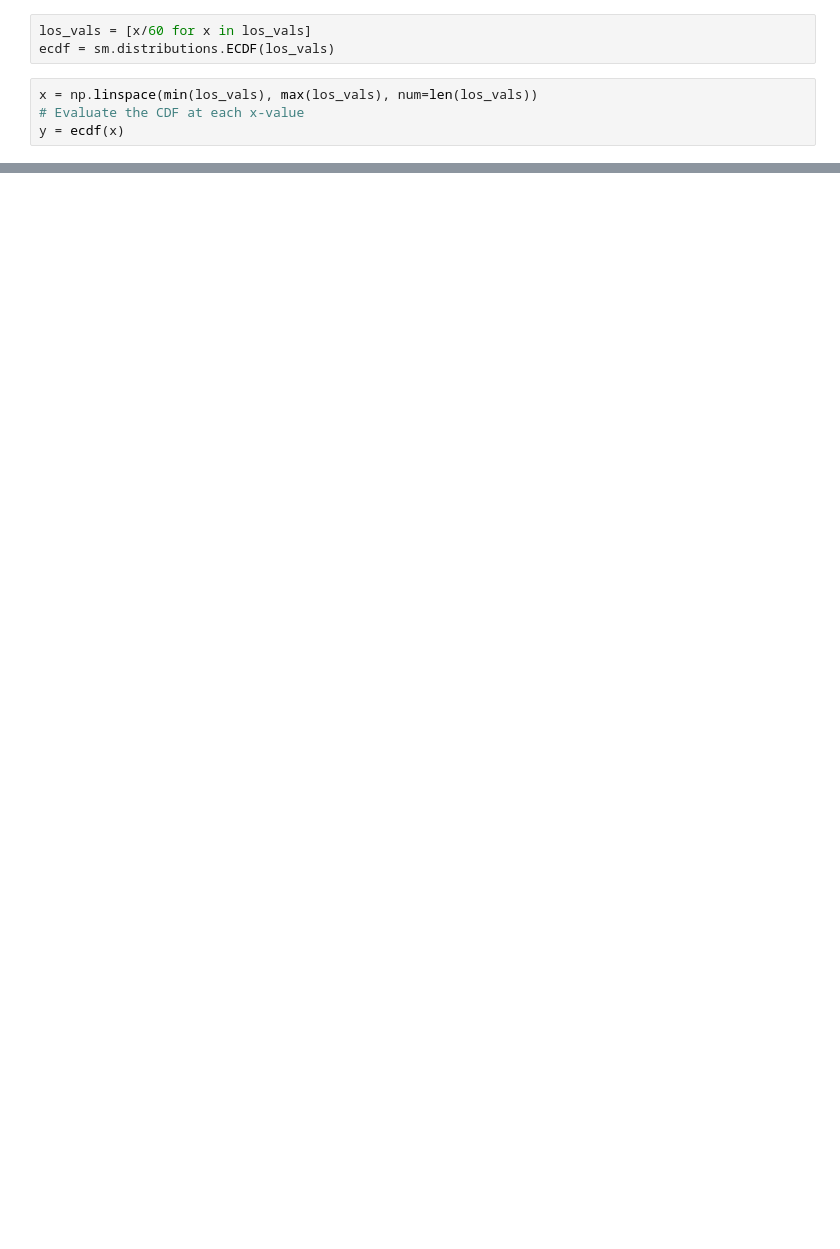
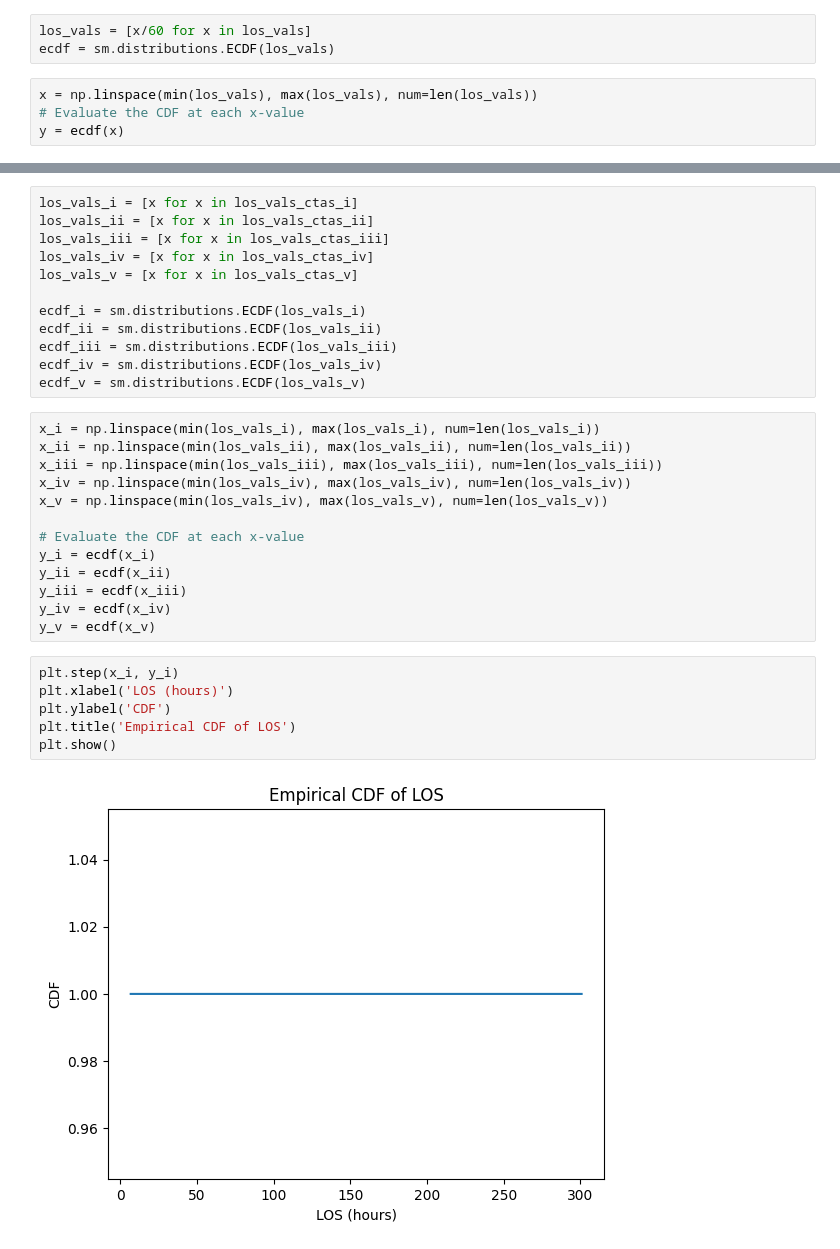
Before and after one commit to SaashaJoshi/ER-FlowSim, a Jupyter notebook: jupyter_notebooks/LOS-is-MultiModal.ipynb, the cells around one changed output, grey strips where cells are left out. Drawn from its saved outputs; the diff is of its cells as text; blank space fills up the shorter version.

```diff
--- a/jupyter_notebooks/LOS-is-MultiModal.ipynb
+++ b/jupyter_notebooks/LOS-is-MultiModal.ipynb
@@ -84,0 +148,33 @@ plt.show()
+# %%
+los_vals_i = [x for x in los_vals_ctas_i]
+los_vals_ii = [x for x in los_vals_ctas_ii]
+los_vals_iii = [x for x in los_vals_ctas_iii]
+los_vals_iv = [x for x in los_vals_ctas_iv]
+los_vals_v = [x for x in los_vals_ctas_v]
+
+ecdf_i = sm.distributions.ECDF(los_vals_i)
+ecdf_ii = sm.distributions.ECDF(los_vals_ii)
+ecdf_iii = sm.distributions.ECDF(los_vals_iii)
+ecdf_iv = sm.distributions.ECDF(los_vals_iv)
+ecdf_v = sm.distributions.ECDF(los_vals_v)
+# %%
+x_i = np.linspace(min(los_vals_i), max(los_vals_i), num=len(los_vals_i))
+x_ii = np.linspace(min(los_vals_ii), max(los_vals_ii), num=len(los_vals_ii))
+x_iii = np.linspace(min(los_vals_iii), max(los_vals_iii), num=len(los_vals_iii))
+x_iv = np.linspace(min(los_vals_iv), max(los_vals_iv), num=len(los_vals_iv))
+x_v = np.linspace(min(los_vals_iv), max(los_vals_v), num=len(los_vals_v))
+
+# Evaluate the CDF at each x-value
+y_i = ecdf(x_i)
+y_ii = ecdf(x_ii)
+y_iii = ecdf(x_iii)
+y_iv = ecdf(x_iv)
+y_v = ecdf(x_v)
+# %%
+plt.step(x_i, y_i)
+plt.xlabel('LOS (hours)')
+plt.ylabel('CDF')
+plt.title('Empirical CDF of LOS')
+plt.show()
+# %% [output]
+[figure, added]
```
Also changed, not shown: parts of 19 cells of this notebook, 2 other files.
